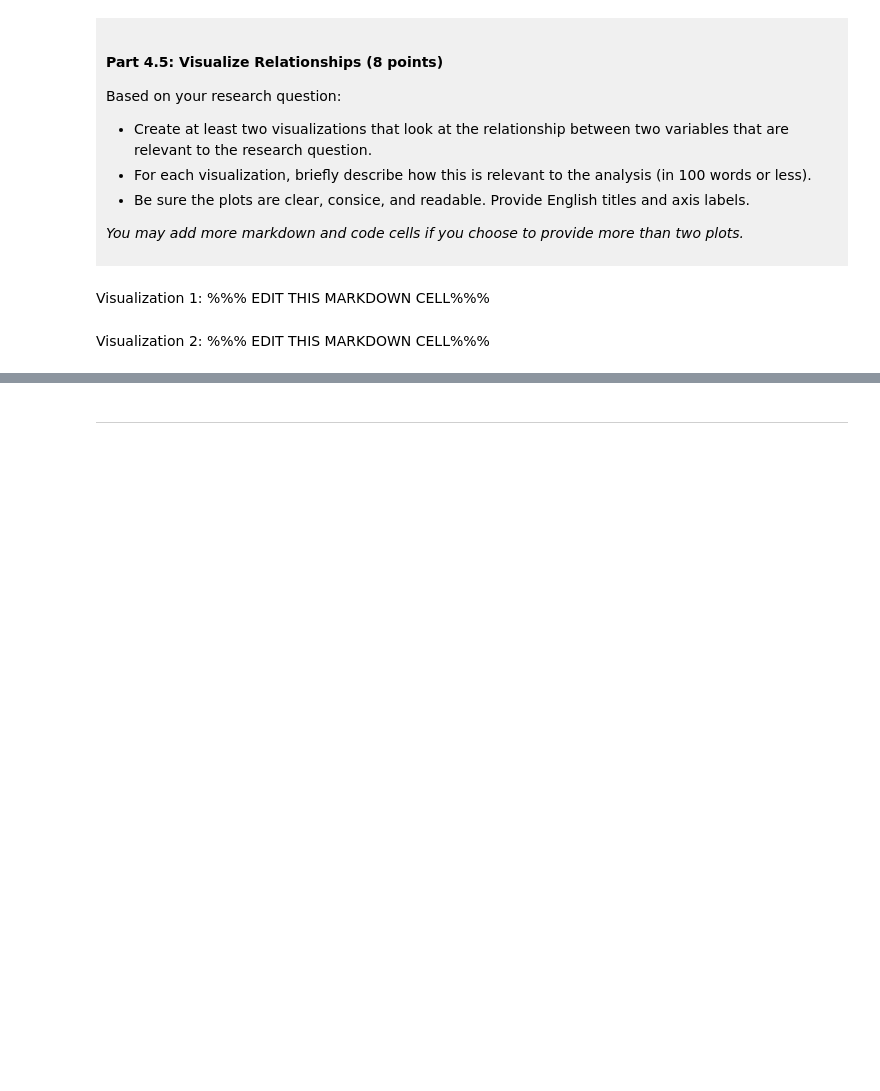
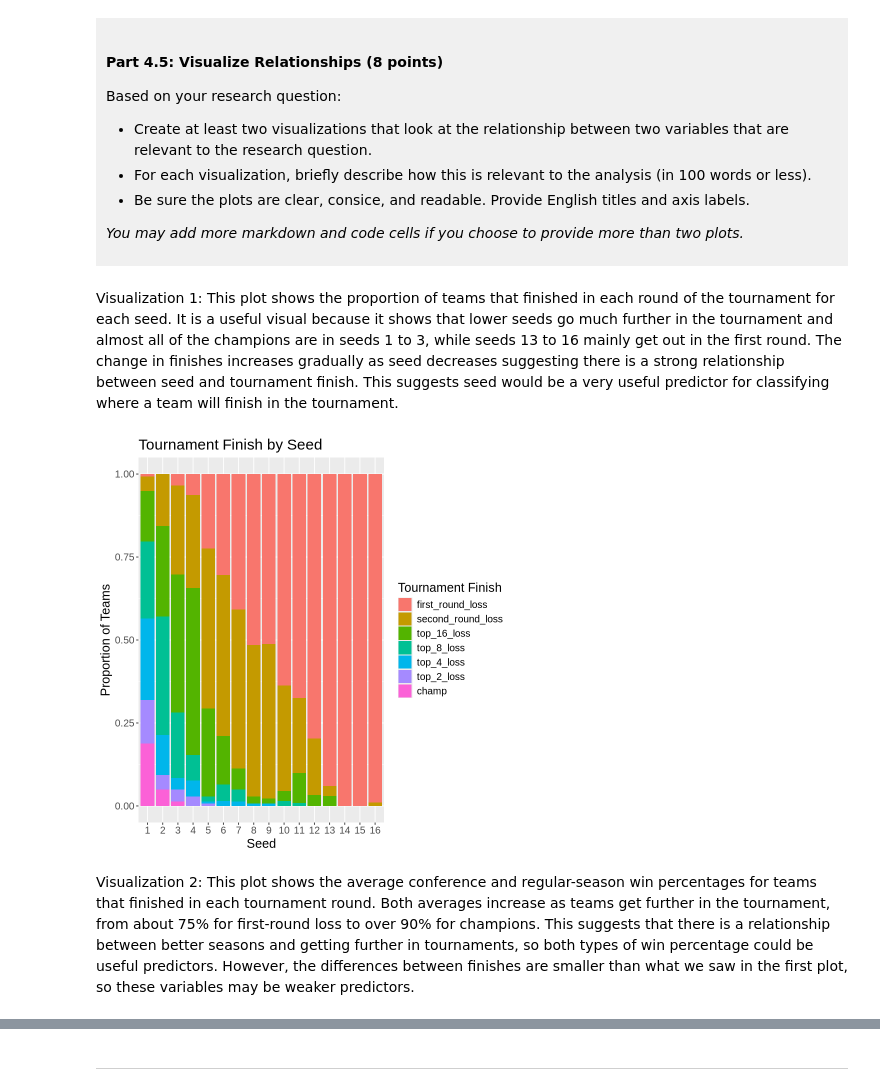
Before and after one commit to rubixion/dsci-100-project, a Jupyter notebook: dsci-100-project-notebook.ipynb, the cells around one changed output, grey strips where cells are left out. Cells and saved outputs as stored; diff of their text form; code cells hidden in the pictures; blank space fills up the shorter version.

```diff
--- a/dsci-100-project-notebook.ipynb
+++ b/dsci-100-project-notebook.ipynb
@@ -398,9 +398,21 @@ Based on your research question:
 *You may add more markdown and code cells if you choose to provide more than two plots.*
 </div>
 # %% [markdown]
-Visualization 1: %%% EDIT THIS MARKDOWN CELL%%%
+Visualization 1:
+This plot shows the proportion of teams that finished in each round of the tournament for each seed. It is a useful visual because it shows that lower seeds go much further in the tournament and almost all of the champions are in seeds 1 to 3, while seeds 13 to 16 mainly get out in the first round. The change in finishes increases gradually as seed decreases suggesting there is a strong relationship between seed and tournament finish. This suggests seed would be a very useful predictor for classifying where a team will finish in the tournament.
 # %%
-### EDIT THIS CODE CELL FOR VISUALIZATION 1###
+seed_plot <- tidy_data |>
+    ggplot(aes(x = as_factor(seed), fill = tourney_finish)) +
+    geom_bar(position = "fill") +
+    labs(x = "Seed",
+         y = "Proportion of Teams",
+         fill = "Tournament Finish",
+         title = "Tournament Finish by Seed") +
+    theme(text = element_text(size = 15))
+
+seed_plot
+# %% [output]
+[figure, added]
 # %% [markdown]
-Visualization 2: %%% EDIT THIS MARKDOWN CELL%%%
+Visualization 2: This plot shows the average conference and regular-season win percentages for teams that finished in each tournament round. Both averages increase as teams get further in the tournament, from about 75% for first-round loss to over 90% for champions. This suggests that there is a relationship between better seasons and getting further in tournaments, so both types of win percentage could be useful predictors. However, the differences between finishes are smaller than what we saw in the first plot, so these variables may be weaker predictors.
 # %%
```
Also changed, not shown: parts of 2 cells of this notebook.
